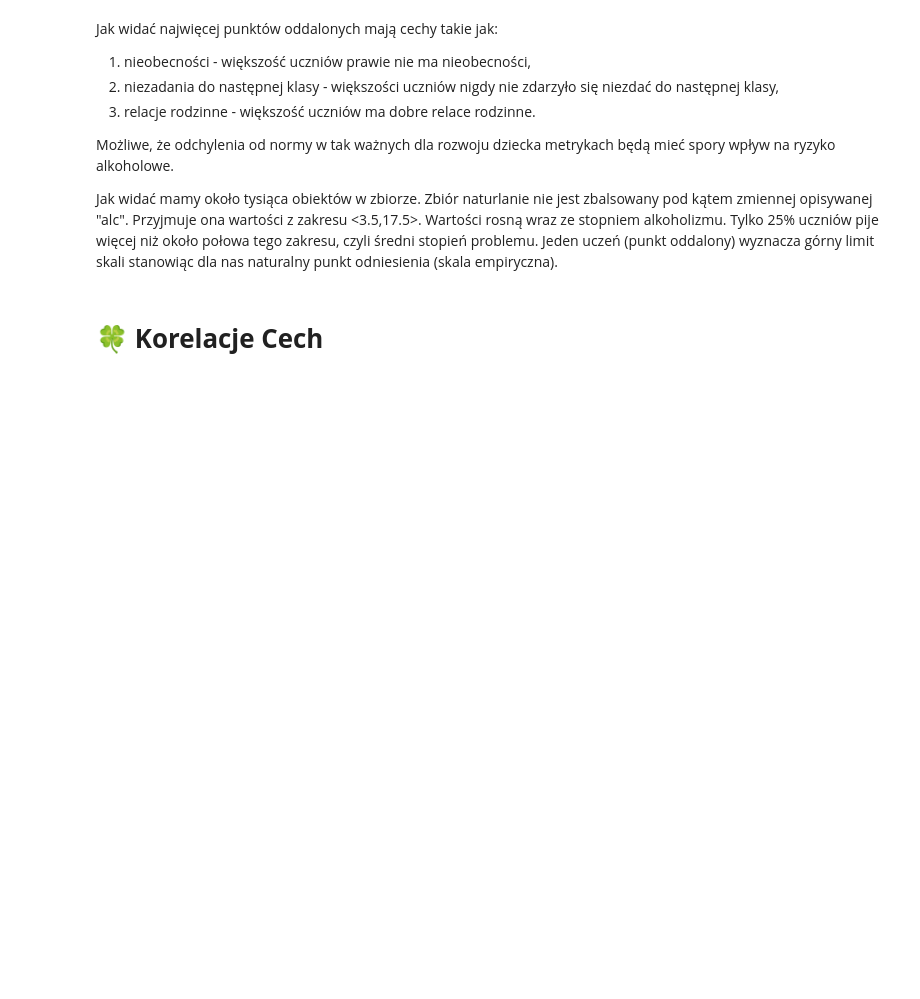
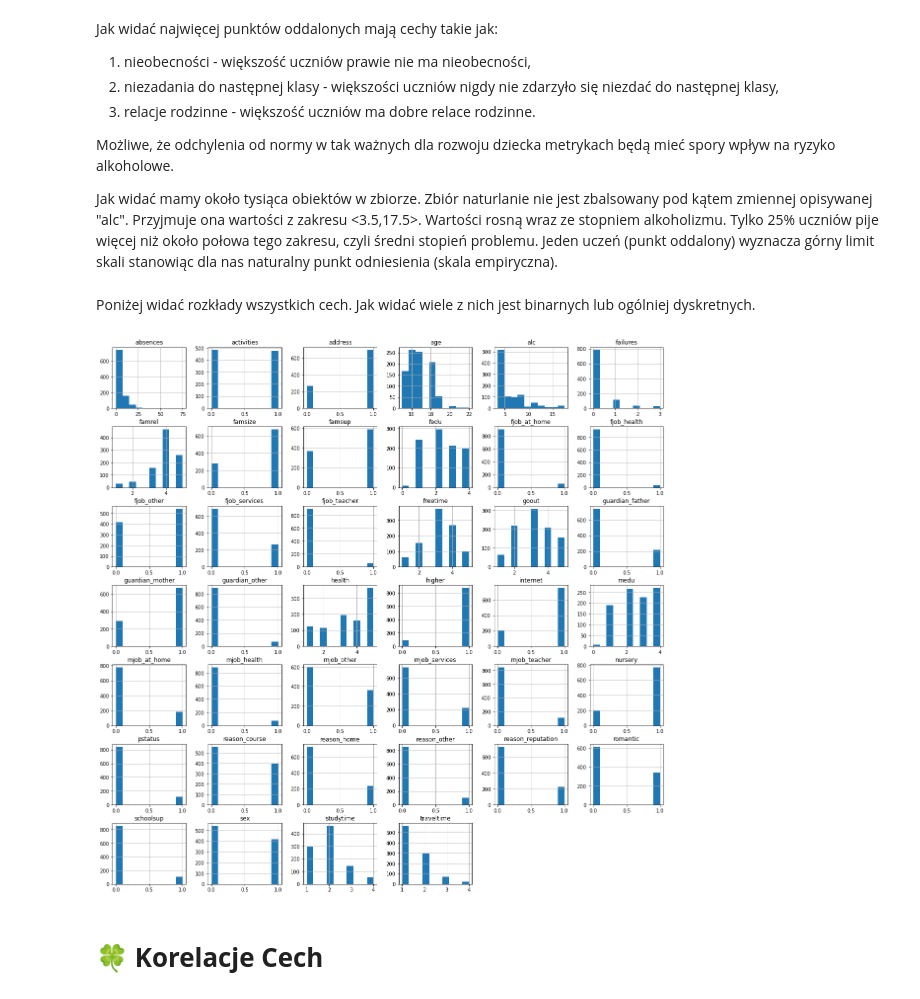
Before and after one commit to matlaczj/Predictive-Modeling-for-Student-Alcohol-Consumption, a Jupyter notebook: Projekt/projekt.ipynb, the cells around one changed output. Drawn from its saved outputs; the diff is of its cells as text; code cells hidden in the pictures; blank space fills up the shorter version.

```diff
--- a/Projekt/projekt.ipynb
+++ b/Projekt/projekt.ipynb
@@ -114,3 +121,9 @@ sns.pairplot(dataset)
+# %% [markdown]
+Poniżej widać rozkłady wszystkich cech. Jak widać wiele z nich jest binarnych lub ogólniej dyskretnych.
+# %%
+dataset.hist(figsize=(20,20));
+# %% [output]
+[figure, added]
 # %% [markdown]
 # 🍀 **Korelacje Cech**
 # %%
```
Also changed, not shown: parts of 48 cells of this notebook.
